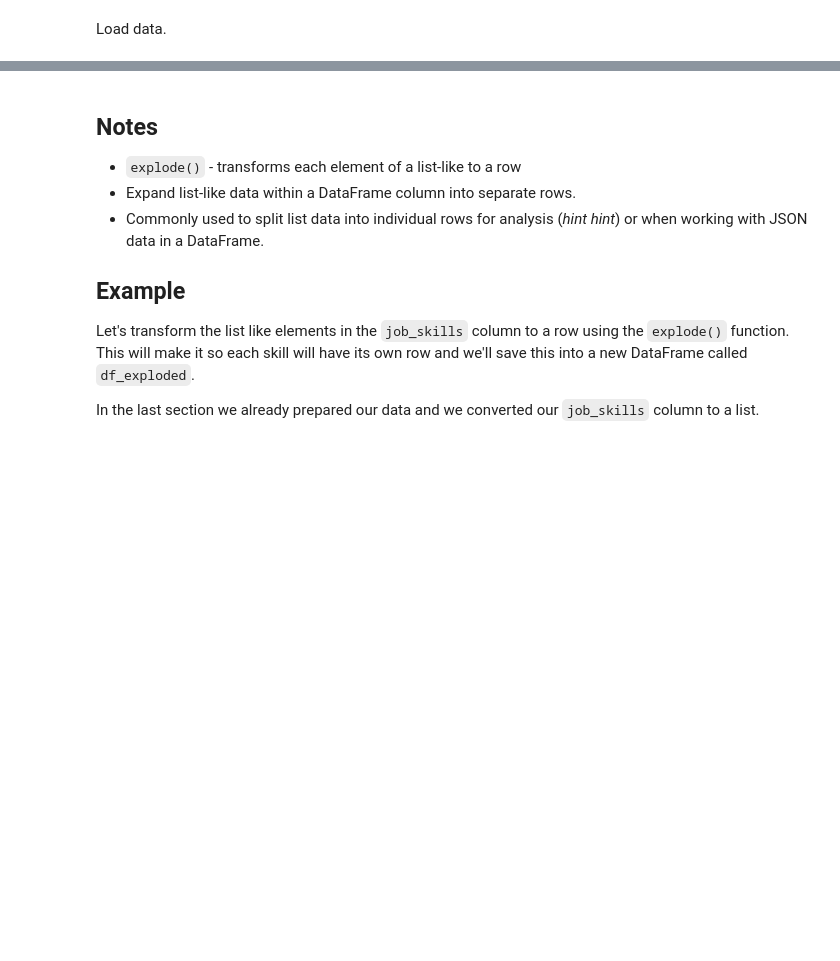
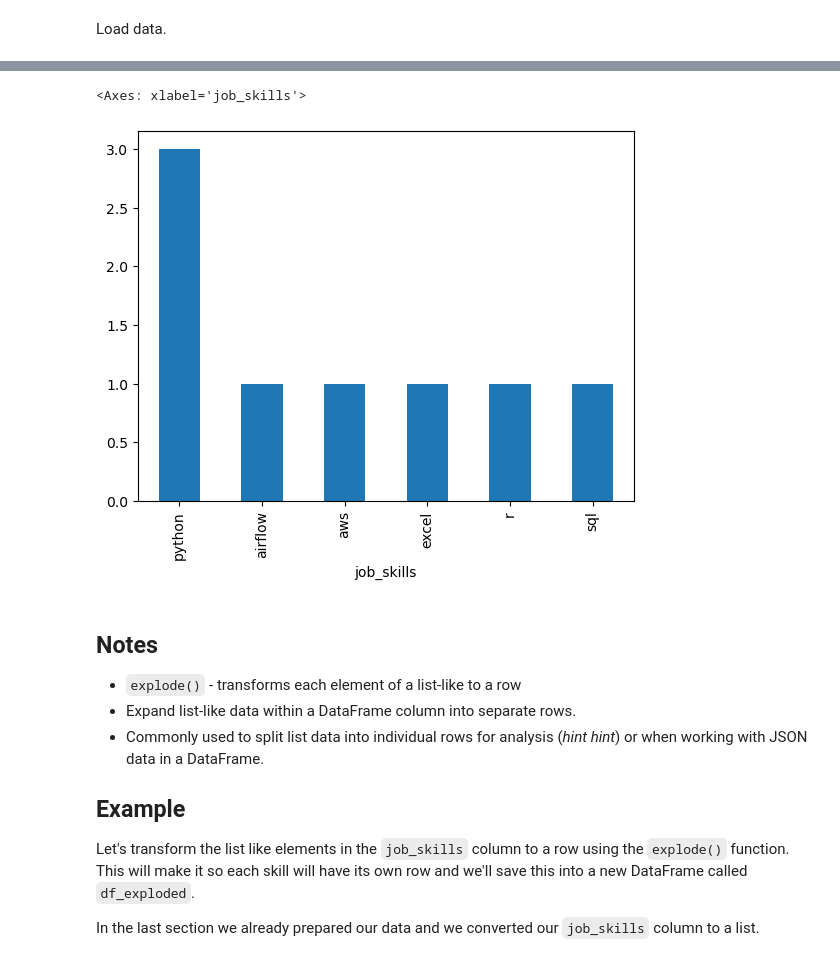
Before and after one commit to lukebarousse/Python_Data_Analytics_Course, a Jupyter notebook: 2_Advanced/11_Pandas_Explode.ipynb, the cells around one changed output, grey strips where cells are left out. Cells and saved outputs as stored; diff of their text form; code cells hidden in the pictures; blank space fills up the shorter version.

Commit message:
Explode simple example add

```diff
--- a/2_Advanced/11_Pandas_Explode.ipynb
+++ b/2_Advanced/11_Pandas_Explode.ipynb
@@ -21,0 +63,4 @@ df['job_posted_date'] = pd.to_datetime(df['job_posted_date'])
+# %%
+df_exploded = df_skills.explode('job_skills')
+
+df_exploded
@@ -22,3 +90,8 @@ df['job_posted_date'] = pd.to_datetime(df['job_posted_date'])
+# %%
+df_exploded.value_counts('job_skills').plot(kind='bar')
+# %% [output]
+<Axes: xlabel='job_skills'>
+[figure, added]
 # %% [markdown]
 ## Notes
 
```
Also changed, not shown: parts of 16 cells of this notebook.
